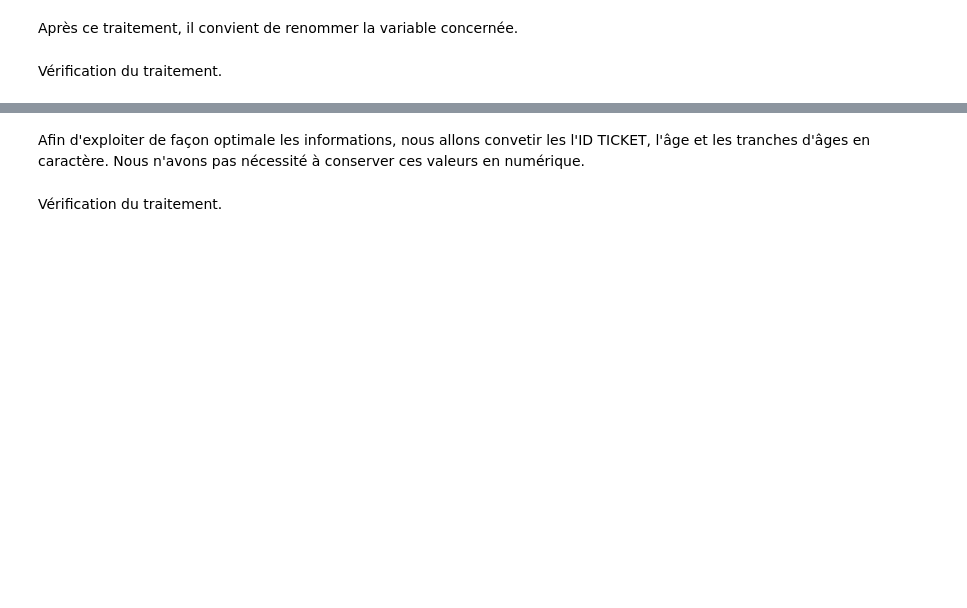
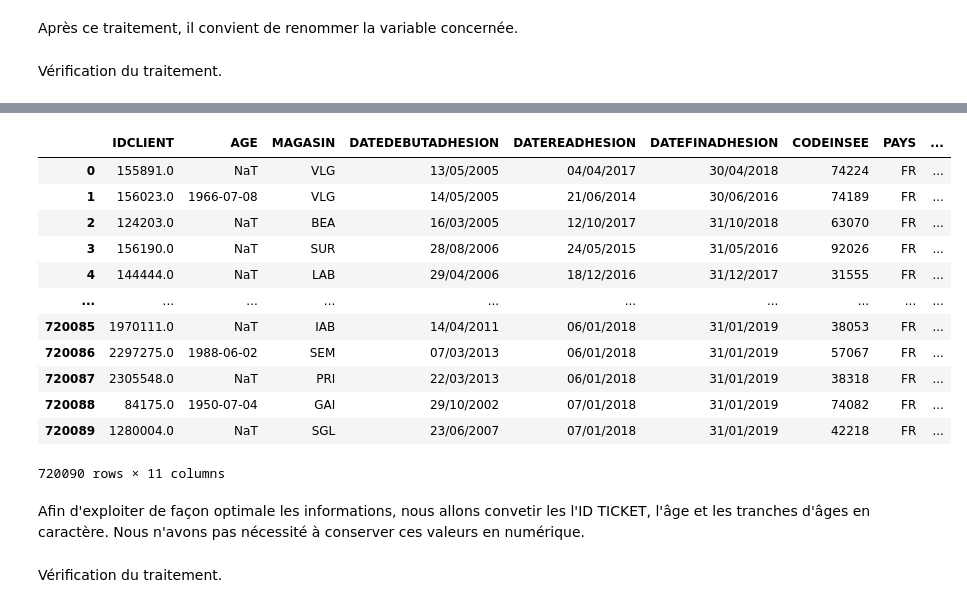
Before and after one commit to KBL78110/Retail_Customer_Retention, a Jupyter notebook: Notebook CLIENT Botanic.ipynb, the cells around one changed output, grey strips where cells are left out. Drawn from its saved outputs; the diff is of its cells as text; code cells hidden in the pictures; blank space fills up the shorter version.

```diff
--- a/Notebook CLIENT Botanic.ipynb
+++ b/Notebook CLIENT Botanic.ipynb
@@ -158,0 +200,3 @@ Name: count, dtype: int64
+# %%
+# Supprimer l'ancienne colonne CIVILITE
+CLIENT.drop(columns=['CIVILITE'], inplace=True)
@@ -178,8 +238,8 @@ Name: count, Length: 67, dtype: int64
 Les données à traiter concernant la France, la série de code ci-dessous nous permet de ne conserver que ce pays.
 # %%
 # Filtrer les lignes pour ne garder que celles avec "France" dans la colonne "Pays"
-data1 = data1[data1['PAYS'] == 'FR']
+CLIENT = CLIENT[CLIENT['PAYS'] == 'FR']
 
 # Réindexer le DataFrame après avoir filtré les lignes
-data1.reset_index(drop=True, inplace=True)
+CLIENT.reset_index(drop=True, inplace=True)
 # %%
@@ -241,3 +285,19 @@ data1
+# %%
+CLIENT
+# %% [output]
+|  | IDCLIENT | AGE | MAGASIN | DATEDEBUTADHESION | DATEREADHESION | DATEFINADHESION | CODEINSEE | PAYS | ... |
+| 0 | 155891.0 | NaT | VLG | 13/05/2005 | 04/04/2017 | 30/04/2018 | 74224 | FR | ... |
+| 1 | 156023.0 | 1966-07-08 | VLG | 14/05/2005 | 21/06/2014 | 30/06/2016 | 74189 | FR | ... |
+| 2 | 124203.0 | NaT | BEA | 16/03/2005 | 12/10/2017 | 31/10/2018 | 63070 | FR | ... |
+| 3 | 156190.0 | NaT | SUR | 28/08/2006 | 24/05/2015 | 31/05/2016 | 92026 | FR | ... |
+| 4 | 144444.0 | NaT | LAB | 29/04/2006 | 18/12/2016 | 31/12/2017 | 31555 | FR | ... |
+| ... | ... | ... | ... | ... | ... | ... | ... | ... | ... |
+| 720085 | 1970111.0 | NaT | IAB | 14/04/2011 | 06/01/2018 | 31/01/2019 | 38053 | FR | ... |
+| 720086 | 2297275.0 | 1988-06-02 | SEM | 07/03/2013 | 06/01/2018 | 31/01/2019 | 57067 | FR | ... |
+| 720087 | 2305548.0 | NaT | PRI | 22/03/2013 | 06/01/2018 | 31/01/2019 | 38318 | FR | ... |
+| 720088 | 84175.0 | 1950-07-04 | GAI | 29/10/2002 | 07/01/2018 | 31/01/2019 | 74082 | FR | ... |
+| 720089 | 1280004.0 | NaT | SGL | 23/06/2007 | 07/01/2018 | 31/01/2019 | 42218 | FR | ... |
+720090 rows × 11 columns
 # %% [markdown]
 Afin d'exploiter de façon optimale les informations, nous allons convetir les l'ID TICKET, l'âge et les tranches d'âges en caractère. Nous n'avons pas nécessité à conserver ces valeurs en numérique.
 # %%
```
Also changed, not shown: parts of 69 cells of this notebook, 13 other files.
